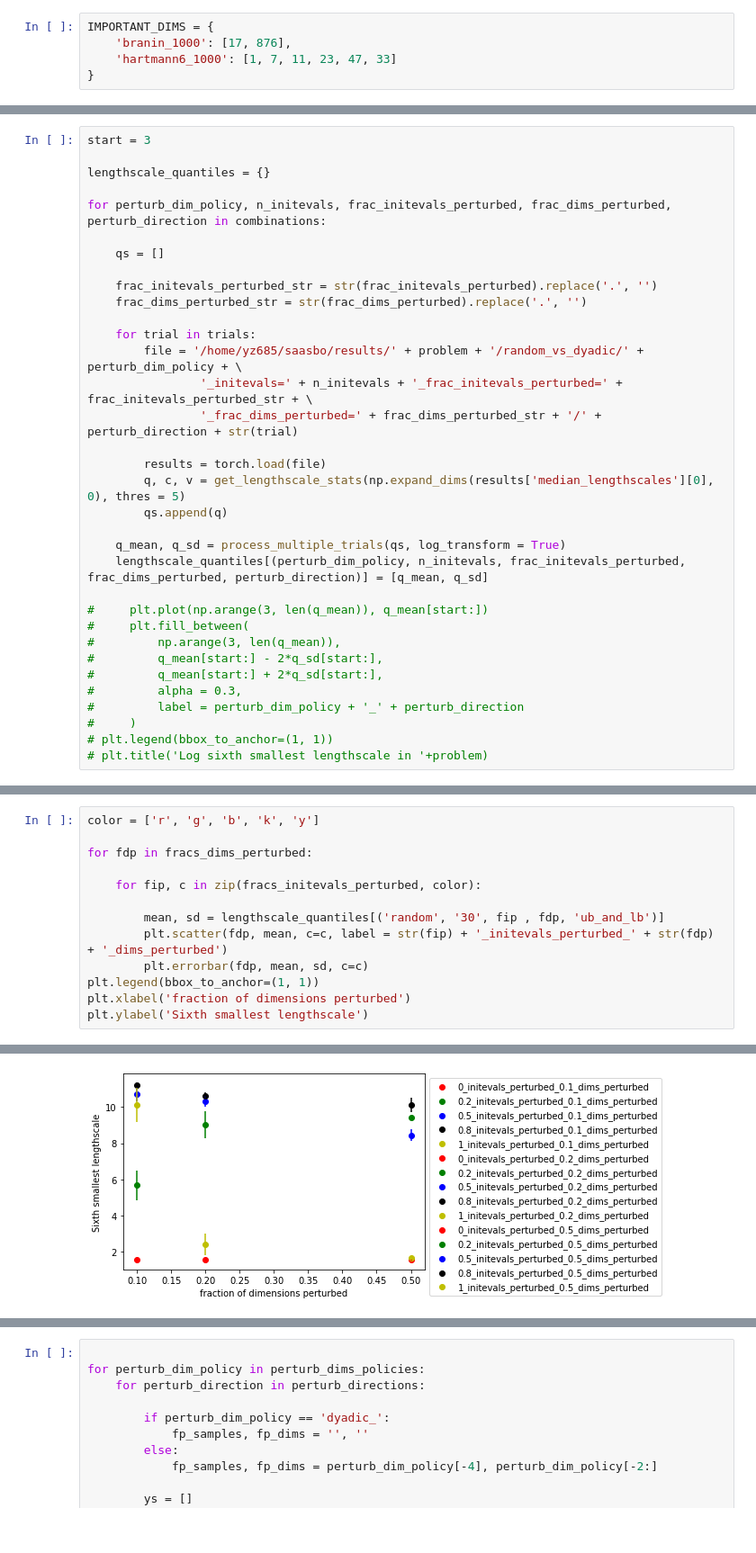
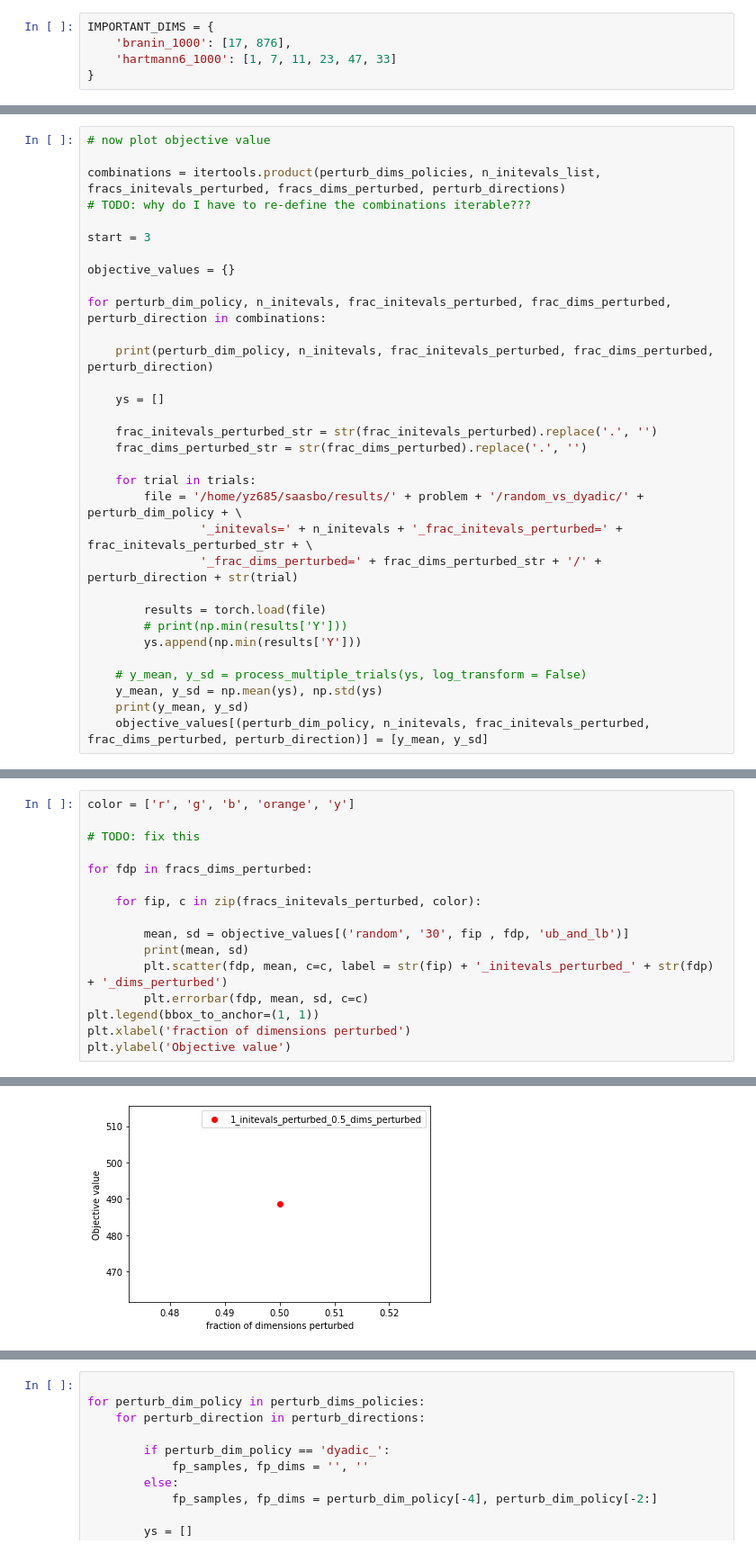
Before and after one commit to zyyjjj/saasbo, a Jupyter notebook: plot_new.ipynb, the cells around one changed output, grey strips where cells are left out. Shown at 90% size. Saved outputs shown, nothing was run; the diff lists cells and outputs as text.

```diff
--- a/plot_new.ipynb
+++ b/plot_new.ipynb
@@ -79,11 +196,18 @@ combinations = itertools.product(perturb_dims_policies, n_initevals_list, fracs_
 # %%
+# now plot objective value
+
+combinations = itertools.product(perturb_dims_policies, n_initevals_list, fracs_initevals_perturbed, fracs_dims_perturbed, perturb_directions)
+# TODO: why do I have to re-define the combinations iterable???
+
 start = 3
 
-lengthscale_quantiles = {}
+objective_values = {}
 
 for perturb_dim_policy, n_initevals, frac_initevals_perturbed, frac_dims_perturbed, perturb_direction in combinations:
 
-    qs = []
+    print(perturb_dim_policy, n_initevals, frac_initevals_perturbed, frac_dims_perturbed, perturb_direction)
+
+    ys = []
 
     frac_initevals_perturbed_str = str(frac_initevals_perturbed).replace('.', '')
     frac_dims_perturbed_str = str(frac_dims_perturbed).replace('.', '')
@@ -94,19 +218,10 @@ for perturb_dim_policy, n_initevals, frac_initevals_perturbed, frac_dims_perturb
                 '_frac_dims_perturbed=' + frac_dims_perturbed_str + '/' + perturb_direction + str(trial)
 
         results = torch.load(file)
-        q, c, v = get_lengthscale_stats(np.expand_dims(results['median_lengthscales'][0], 0), thres = 5)
-        qs.append(q)
+        # print(np.min(results['Y']))
+        ys.append(np.min(results['Y']))
 
-    q_mean, q_sd = process_multiple_trials(qs, log_transform = True)
-    lengthscale_quantiles[(perturb_dim_policy, n_initevals, frac_initevals_perturbed, frac_dims_perturbed, perturb_direction)] = [q_mean, q_sd]
-
-#     plt.plot(np.arange(3, len(q_mean)), q_mean[start:])
-#     plt.fill_between(
-#         np.arange(3, len(q_mean)),
-#         q_mean[start:] - 2*q_sd[start:],
-#         q_mean[start:] + 2*q_sd[start:],
-#         alpha = 0.3,
-#         label = perturb_dim_policy + '_' + perturb_direction
-#     )
-# plt.legend(bbox_to_anchor=(1, 1))
-# plt.title('Log sixth smallest lengthscale in '+problem)
+    # y_mean, y_sd = process_multiple_trials(ys, log_transform = False)
+    y_mean, y_sd = np.mean(ys), np.std(ys)
+    print(y_mean, y_sd)
+    objective_values[(perturb_dim_policy, n_initevals, frac_initevals_perturbed, frac_dims_perturbed, perturb_direction)] = [y_mean, y_sd]
@@ -117,14 +237,17 @@ dict_keys([('random', '30', 0, 0.1, 'ub_only'), ('random', '30', 0, 0.1, 'ub_and
 # %%
-color = ['r', 'g', 'b', 'k', 'y']
+color = ['r', 'g', 'b', 'orange', 'y']
+
+# TODO: fix this
 
 for fdp in fracs_dims_perturbed:
 
     for fip, c in zip(fracs_initevals_perturbed, color):
 
-        mean, sd = lengthscale_quantiles[('random', '30', fip , fdp, 'ub_and_lb')]
+        mean, sd = objective_values[('random', '30', fip , fdp, 'ub_and_lb')]
+        print(mean, sd)
         plt.scatter(fdp, mean, c=c, label = str(fip) + '_initevals_perturbed_' + str(fdp) + '_dims_perturbed')
         plt.errorbar(fdp, mean, sd, c=c)
 plt.legend(bbox_to_anchor=(1, 1))
 plt.xlabel('fraction of dimensions perturbed')
-plt.ylabel('Sixth smallest lengthscale')
+plt.ylabel('Objective value')
 # %% [output]
@@ -132 +256 @@ Text(0, 0.5, 'Sixth smallest lengthscale')
-[figure, old version]
+[figure, new version]
```
Also changed, not shown: parts of 16 cells of this notebook, 6 other files.
